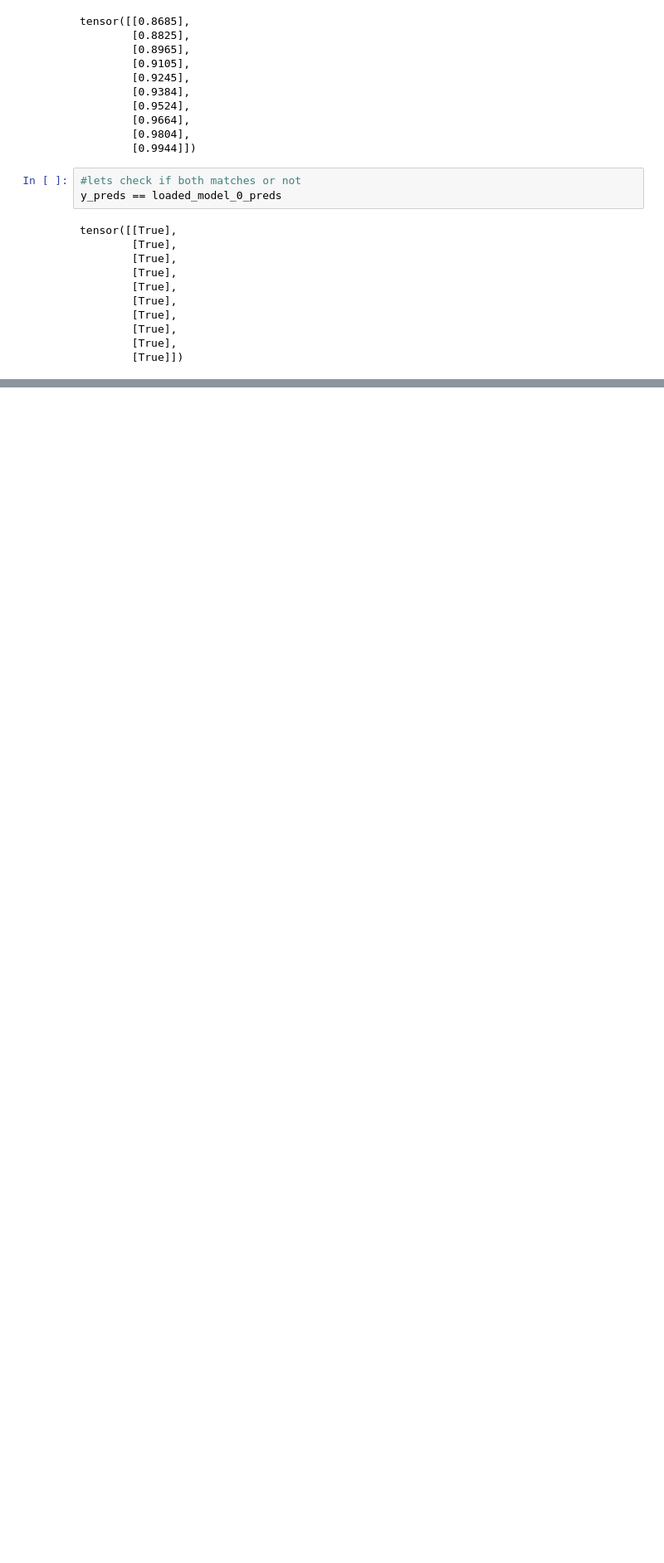
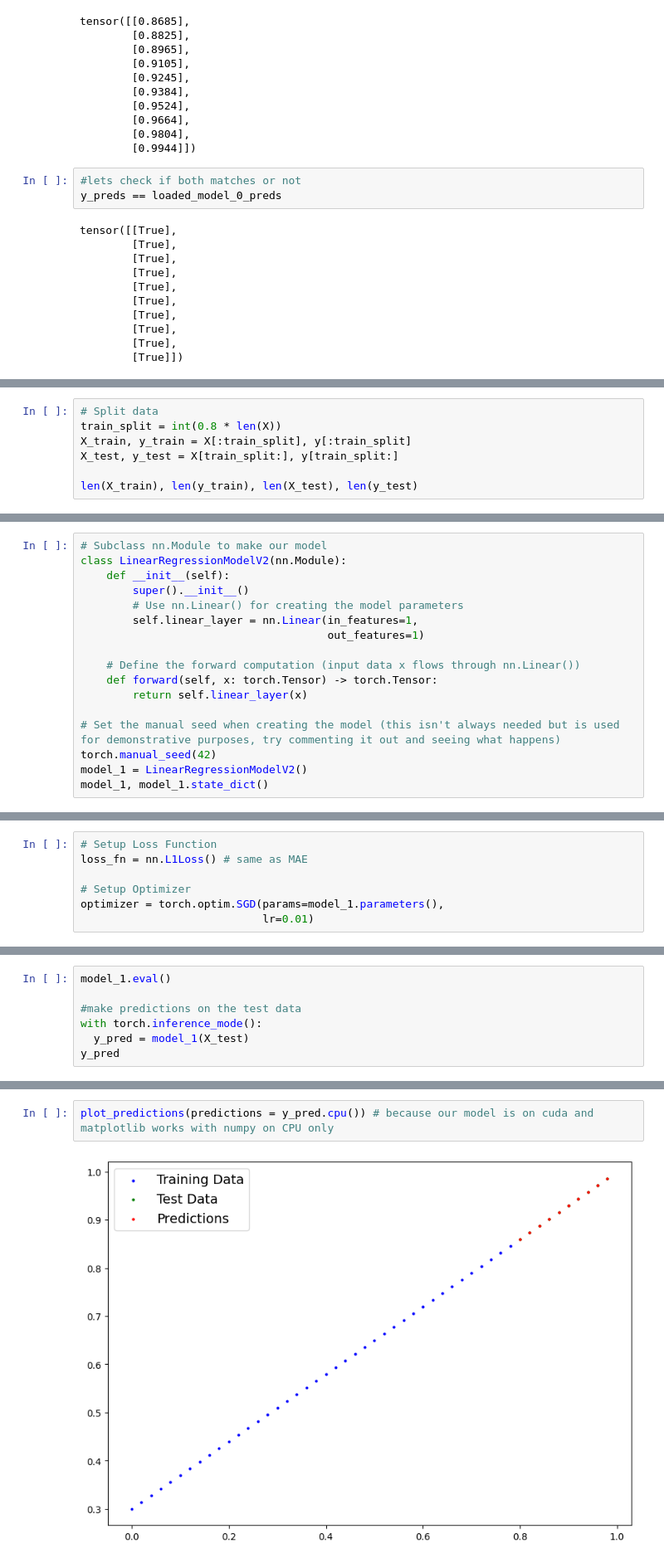
Before and after one commit to Ayushsan1/Pytorch-Implementation-and-Foundation, a Jupyter notebook: PyTorch__Workflow.ipynb, the cells around one changed output, grey strips where cells are left out. Shown at 83% size. Saved outputs shown, nothing was run; the diff lists cells and outputs as text; blank space fills up the shorter version.

Commit message:
PyTorch Implementation and demonstration of workflow in PyTorch

```diff
--- a/PyTorch__Workflow.ipynb
+++ b/PyTorch__Workflow.ipynb
@@ -433,0 +520,7 @@ tensor([[True],
+# %%
+# Split data
+train_split = int(0.8 * len(X))
+X_train, y_train = X[:train_split], y[:train_split]
+X_test, y_test = X[train_split:], y[train_split:]
+
+len(X_train), len(y_train), len(X_test), len(y_test)
@@ -433,0 +544,17 @@ tensor([[True],
+# %%
+# Subclass nn.Module to make our model
+class LinearRegressionModelV2(nn.Module):
+    def __init__(self):
+        super().__init__()
+        # Use nn.Linear() for creating the model parameters
+        self.linear_layer = nn.Linear(in_features=1,
+                                      out_features=1)
+
+    # Define the forward computation (input data x flows through nn.Linear())
+    def forward(self, x: torch.Tensor) -> torch.Tensor:
+        return self.linear_layer(x)
+
+# Set the manual seed when creating the model (this isn't always needed but is used for demonstrative purposes, try commenting it out and seeing what happens)
+torch.manual_seed(42)
+model_1 = LinearRegressionModelV2()
+model_1, model_1.state_dict()
@@ -433,0 +590,7 @@ tensor([[True],
+# %%
+# Setup Loss Function
+loss_fn = nn.L1Loss() # same as MAE
+
+# Setup Optimizer
+optimizer = torch.optim.SGD(params=model_1.parameters(),
+                            lr=0.01)
@@ -433,0 +670,7 @@ tensor([[True],
+# %%
+model_1.eval()
+
+#make predictions on the test data
+with torch.inference_mode():
+  y_pred = model_1(X_test)
+y_pred
@@ -433,0 +688,4 @@ tensor([[True],
+# %%
+plot_predictions(predictions = y_pred.cpu()) # because our model is on cuda and matplotlib works with numpy on CPU only
+# %% [output]
+[figure, added]
```
Also changed, not shown: parts of 31 cells of this notebook.
